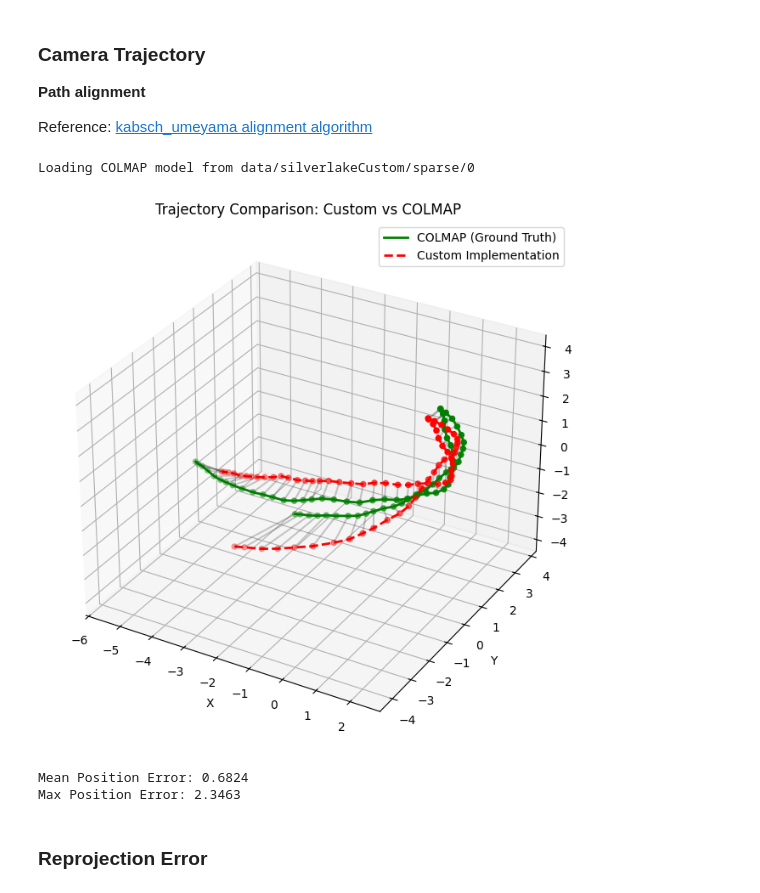
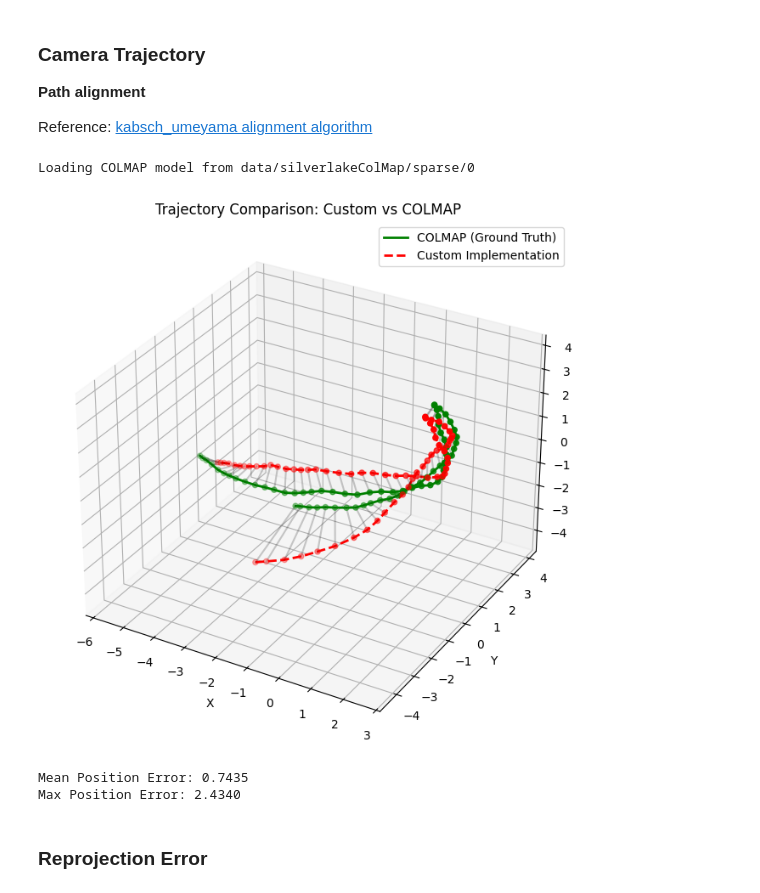
Before and after one commit to zackthomas1/gaussian-splatting, a Jupyter notebook: reconstruction.ipynb, the cells around one changed output. Drawn from its saved outputs; the diff is of its cells as text; code cells hidden in the pictures.

```diff
--- a/reconstruction.ipynb
+++ b/reconstruction.ipynb
@@ -300,8 +310,8 @@ def visualize_matches(img1, kp1, img2, kp2, matches, max_display=100):
     return match_img
 # %%
 # Load two images
-img1_path = "data/silverlakeCustom/input/0035.jpg"  # Replace with your image paths
-img2_path = "data/silverlakeCustom/input/0036.jpg"
+img1_path = "data/silverlakeColMap/input/0034.jpg"  # Replace with your image paths
+img2_path = "data/silverlakeColMap/input/0035.jpg"
 
 # Extract features using SIFT (or your preferred method)
 kp1, desc1, _ = extract_features(img1_path, 'sift', 10000)
@@ -421,9 +431,11 @@ def visualize_points_and_cameras(points_3d, R1, t1, R2, t2):
     plt.tight_layout()
     plt.show()
 # %%
+# Visualize Sparse Point cloud and Camera Pose
+
 # Load two images
-img1_path = "data/silverlakeCustom/input/0035.jpg"  # Replace with your image paths
-img2_path = "data/silverlakeCustom/input/0036.jpg"
+img1_path = "data/silverlakeColMap/input/0035.jpg"  # Replace with your image paths
+img2_path = "data/silverlakeColMap/input/0036.jpg"
 
 # Extract features using SIFT (or your preferred method)
 kp1, desc1, _ = extract_features(img1_path, 'sift', 10000)
@@ -727,7 +577,7 @@ def reconstruct_sequence(image_folder, K, max_features=2000, min_track_length=2)
     print(f"Initialized with {len(points_3d_dict)} points.")
 
     # --- 2. Incremental Reconstruction ---
-    for i in tqdm(range(2, len(images)), desc="Registering images"):
+    for i in tqdm(range(2, len(images)), desc="Process images"):
         kp_curr, desc_curr = get_features(i)
 
         # Match with previous image (i-1)
@@ -886,6 +736,8 @@ def reconstruct_sequence(image_folder, K, max_features=2000, min_track_length=2)
 
     return np.array(final_points), np.array(final_colors), final_poses, keypoints_data, matches_data, final_tracks, valid_images
 # %%
+# Process Reconstruction
+
 image_folder = "data/silverlakeOpenCV/images/"
 print(f"Starting reconstruction for {image_folder}")
 
@@ -896,7 +748,7 @@ K = np.array([
     [ 0.0, 0.0, 1.0]
 ])
 
-points, colors, poses, keypoints_data, matches_data, tracks, valid_images = reconstruct_sequence(image_folder, K, 15000, 5)
+points, colors, poses, keypoints_data, matches_data, tracks, valid_images = reconstruct_sequence(image_folder, K, 30000, 5)
 
 print(f"Reconstructed {len(points)} points from {len(poses)} cameras")
 print(f"Valid images: {len(valid_images)} out of {len(poses)}")
@@ -1046,6 +897,8 @@ def align_trajectories(traj_est, traj_ref):
 
     return P_aligned, Q, common_names
 # %%
+# Visualize Camera pose estimation
+
 # 1. Get custom trajectory dict from previous execution
 custom_trajectory = {}
 image_files = sorted(glob.glob(os.path.join(image_folder, "*.jpg")))
@@ -1061,7 +914,7 @@ for i in range(min(len(poses), len(image_files))):
 # 2. Get COLMAP trajectory
 # COLMAP sparse model output it should be in data/silverlakeCustom/sparse/0
 colmap_trajectory = {}
-model_path = "data/silverlakeCustom/sparse/0"
+model_path = "data/silverlakeColMap/sparse/0"
 if os.path.exists(model_path):
     print(f"Loading COLMAP model from {model_path}")
     colmap_trajectory = get_colmap_trajectory(model_path)
@@ -1091,37 +944,37 @@ if colmap_trajectory and custom_trajectory:
 
         ax.set_title('Trajectory Comparison: Custom vs COLMAP')
         ax.set_xlabel('X')
         ax.set_ylabel('Y')
         ax.set_zlabel('Z')
         ax.legend()
 
         # Set equal aspect ratio
         all_pts = np.vstack((aligned_colmap, aligned_custom))
         max_range = np.array([all_pts[:,0].max()-all_pts[:,0].min(),
                               all_pts[:,1].max()-all_pts[:,1].min(),
                               all_pts[:,2].max()-all_pts[:,2].min()]).max() / 2.0
         mid_x = (all_pts[:,0].max()+all_pts[:,0].min()) * 0.5
         mid_y = (all_pts[:,1].max()+all_pts[:,1].min()) * 0.5
         mid_z = (all_pts[:,2].max()+all_pts[:,2].min()) * 0.5
         ax.set_xlim(mid_x - max_range, mid_x + max_range)
         ax.set_ylim(mid_y - max_range, mid_y + max_range)
         ax.set_zlim(mid_z - max_range, mid_z + max_range)
 
         plt.show()
 
         # Compute error
         errors = np.linalg.norm(aligned_custom - aligned_colmap, axis=1)
         print(f"Mean Position Error: {np.mean(errors):.4f}")
         print(f"Max Position Error: {np.max(errors):.4f}")
     else:
         print("Alignment failed.")
 else:
     print("Could not compare trajectories. Ensure both custom reconstruction and COLMAP pipeline have run.")
 # %% [output]
-Loading COLMAP model from data/silverlakeCustom/sparse/0
+Loading COLMAP model from data/silverlakeColMap/sparse/0
-[figure, old version]
+[figure, new version]
-Mean Position Error: 0.6824
-Max Position Error: 2.3463
+Mean Position Error: 0.7435
+Max Position Error: 2.4340
 # %% [markdown]
 ### Reprojection Error
 # %%
```
Also changed, not shown: parts of 13 cells of this notebook.
